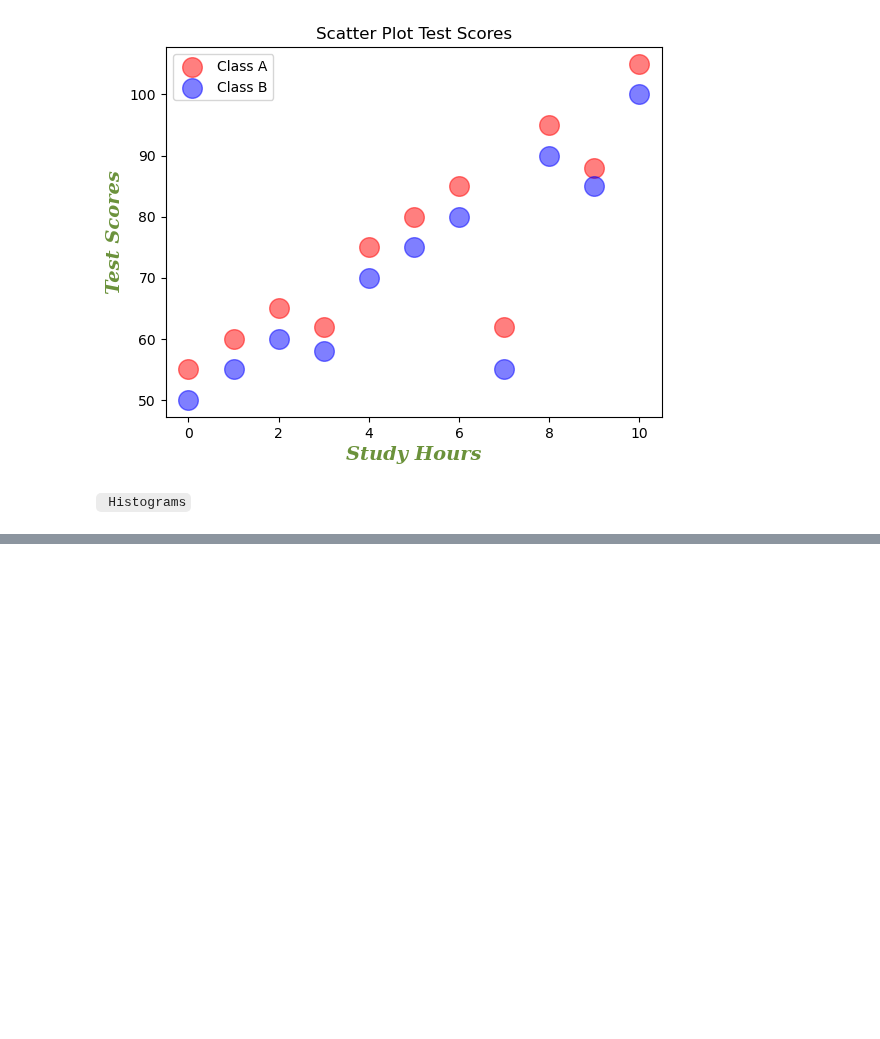
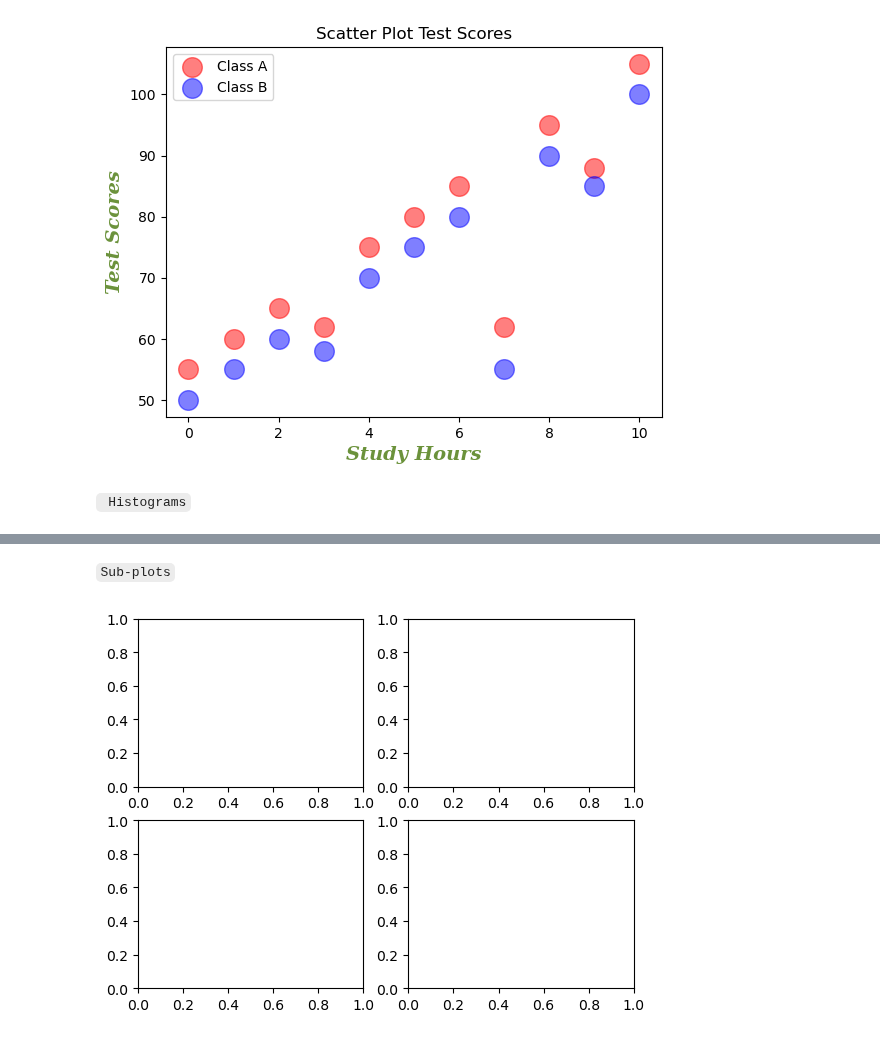
Before and after one commit to Gowtham-314/daily_python_concept, a Jupyter notebook: matplotlib/learn_matplotlib.ipynb, the cells around one changed output, grey strips where cells are left out. Drawn from its saved outputs; the diff is of its cells as text; code cells hidden in the pictures; blank space fills up the shorter version.

````diff
--- a/matplotlib/learn_matplotlib.ipynb
+++ b/matplotlib/learn_matplotlib.ipynb
@@ -327,0 +328,10 @@ plt.show()
+# %% [markdown]
+```Sub-plots```
+# %%
+# Figure -  The entire canvas
+# AX - a single plot
+
+plt.subplots(2, 2)   # 2 rows, 2 columns
+plt.show()
+# %% [output]
+[figure, added]
````
Also changed, not shown: parts of 5 cells of this notebook, 1 other file.
